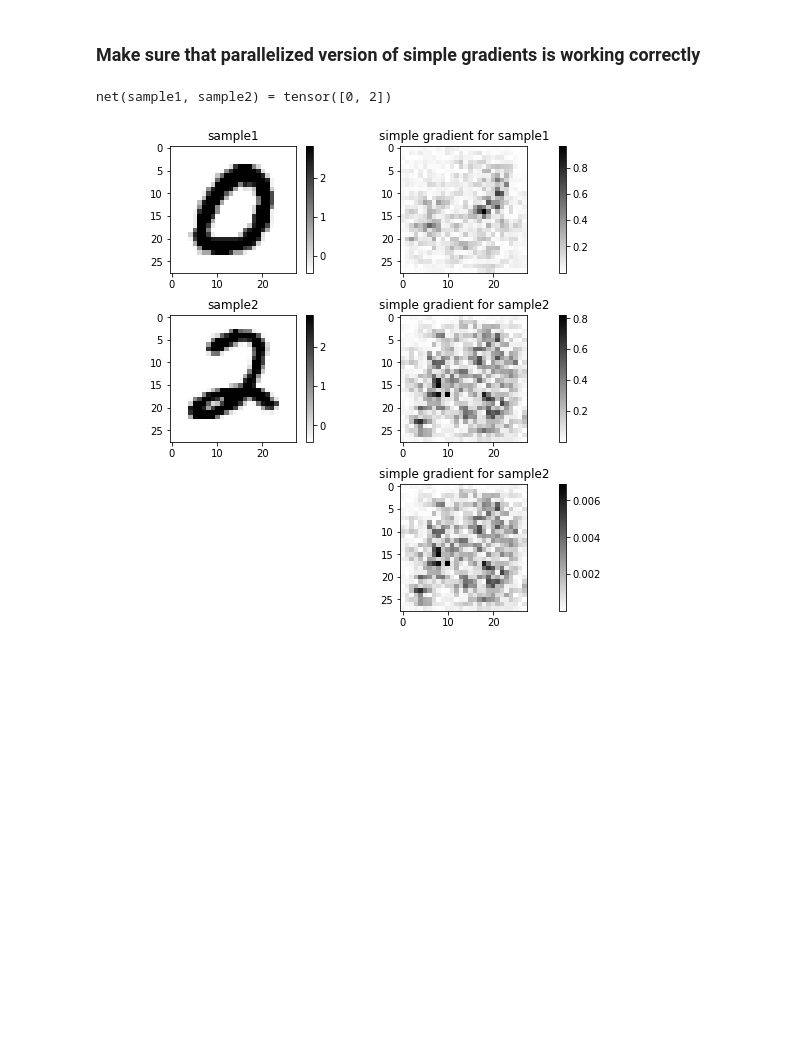
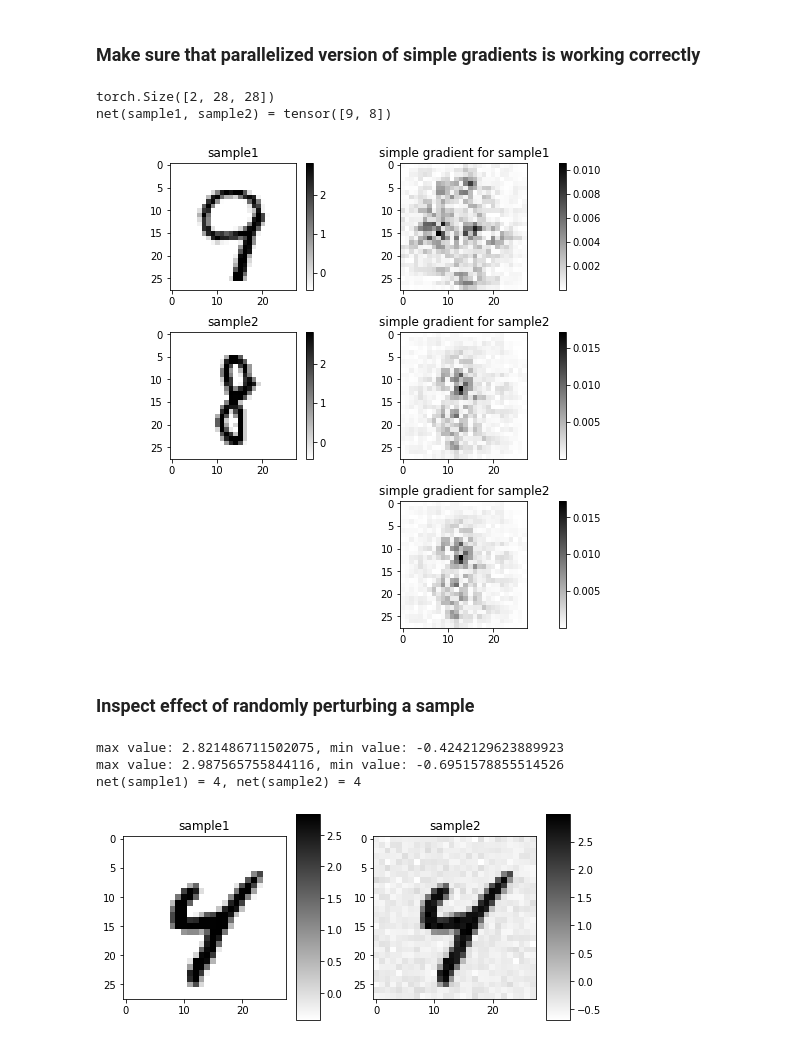
Before and after one commit to a1noack/robust_interpretations, a Jupyter notebook: scrap/test_interpretation_generators.ipynb, the cells around one changed output. Saved outputs shown, nothing was run; the diff lists cells and outputs as text; code cells hidden in the pictures; blank space fills up the shorter version.

```diff
--- a/scrap/test_interpretation_generators.ipynb
+++ b/scrap/test_interpretation_generators.ipynb
@@ -93,6 +94,8 @@ samples,labels = samples.to(device),labels.to(device)
 # a torch.Variable and made to require gradient
 s = igs.simple_gradients(net, samples, labels, used=False)
 s1 = igs.simple_gradient(net, samples[1].unsqueeze(0), labels[1].unsqueeze(0), used=False)
+
+print(s.shape)
 
 fig = plt.figure(figsize=(7,7), constrained_layout=True)
 spec = gridspec.GridSpec(ncols=2, nrows=3, figure=fig)
@@ -126,5 +129,35 @@ plt.colorbar()
 
 plt.show()
 # %% [output]
-net(sample1, sample2) = tensor([0, 2])
+torch.Size([2, 28, 28])
+net(sample1, sample2) = tensor([9, 8])
-[figure, old version]
+[figure, new version]
+# %% [markdown]
+### Inspect effect of randomly perturbing a sample
+# %%
+sample1,label1 = next(iter(train_loader))
+sample1,label1 = sample1.to(device),label1.to(device)
+sample2 = aus.perturb_randomly(sample1, scale=.1)
+print(f'max value: {sample1.max().item()}, min value: {sample1.min().item()}')
+print(f'max value: {sample2.max().item()}, min value: {sample2.min().item()}')
+print(f'net(sample1) = {torch.argmax(net(sample1))}, net(sample2) = {torch.argmax(net(sample2))}')
+
+fig = plt.figure(figsize=(7,3), constrained_layout=True)
+spec = gridspec.GridSpec(ncols=2, nrows=1, figure=fig)
+
+ax1 = fig.add_subplot(spec[0,0])
+ax1.title.set_text('sample1')
+plt.imshow(sample1.squeeze().cpu().numpy(), cmap='binary')
+plt.colorbar()
+
+ax2 = fig.add_subplot(spec[0,1])
+ax2.title.set_text('sample2')
+plt.imshow(sample2.squeeze().cpu().numpy(), cmap='binary')
+plt.colorbar()
+
+plt.show()
+# %% [output]
+max value: 2.821486711502075, min value: -0.4242129623889923
+max value: 2.987565755844116, min value: -0.6951578855514526
+net(sample1) = 4, net(sample2) = 4
+[figure, added]
```
Also changed, not shown: parts of 2 cells of this notebook.
